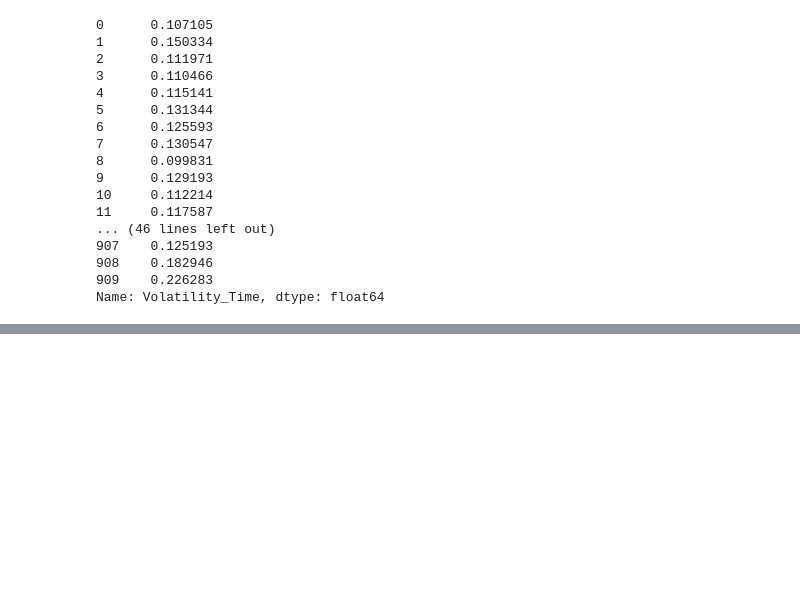
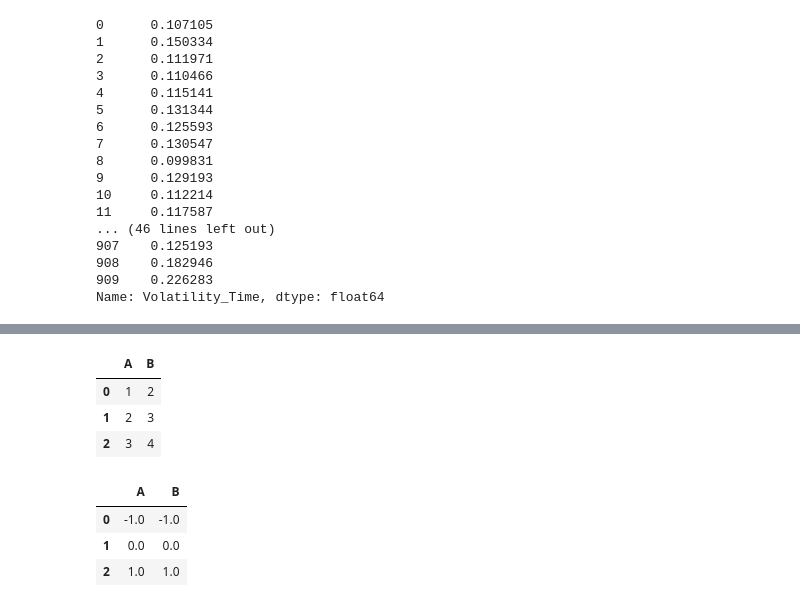
Before and after one commit to mannyfin/VolatilityForecasting, a Jupyter notebook: src/Ridge/test_comb.ipynb, the cells around one changed output, grey strips where cells are left out. Cells and saved outputs as stored; diff of their text form; code cells hidden in the pictures; blank space fills up the shorter version.

```diff
--- a/src/Ridge/test_comb.ipynb
+++ b/src/Ridge/test_comb.ipynb
@@ -79,0 +152,15 @@ train_set.T
+# %%
+df = pd.DataFrame({'A':[1,2,3], 'B':[2,3,4]})
+df
+# %% [output]
+|  | A | B |
+| 0 | 1 | 2 |
+| 1 | 2 | 3 |
+| 2 | 3 | 4 |
+# %%
+(df-df.mean())/df.std()
+# %% [output]
+|  | A | B |
+| 0 | -1.0 | -1.0 |
+| 1 | 0.0 | 0.0 |
+| 2 | 1.0 | 1.0 |
```
Also changed, not shown: parts of 15 cells of this notebook, 2 other files.
